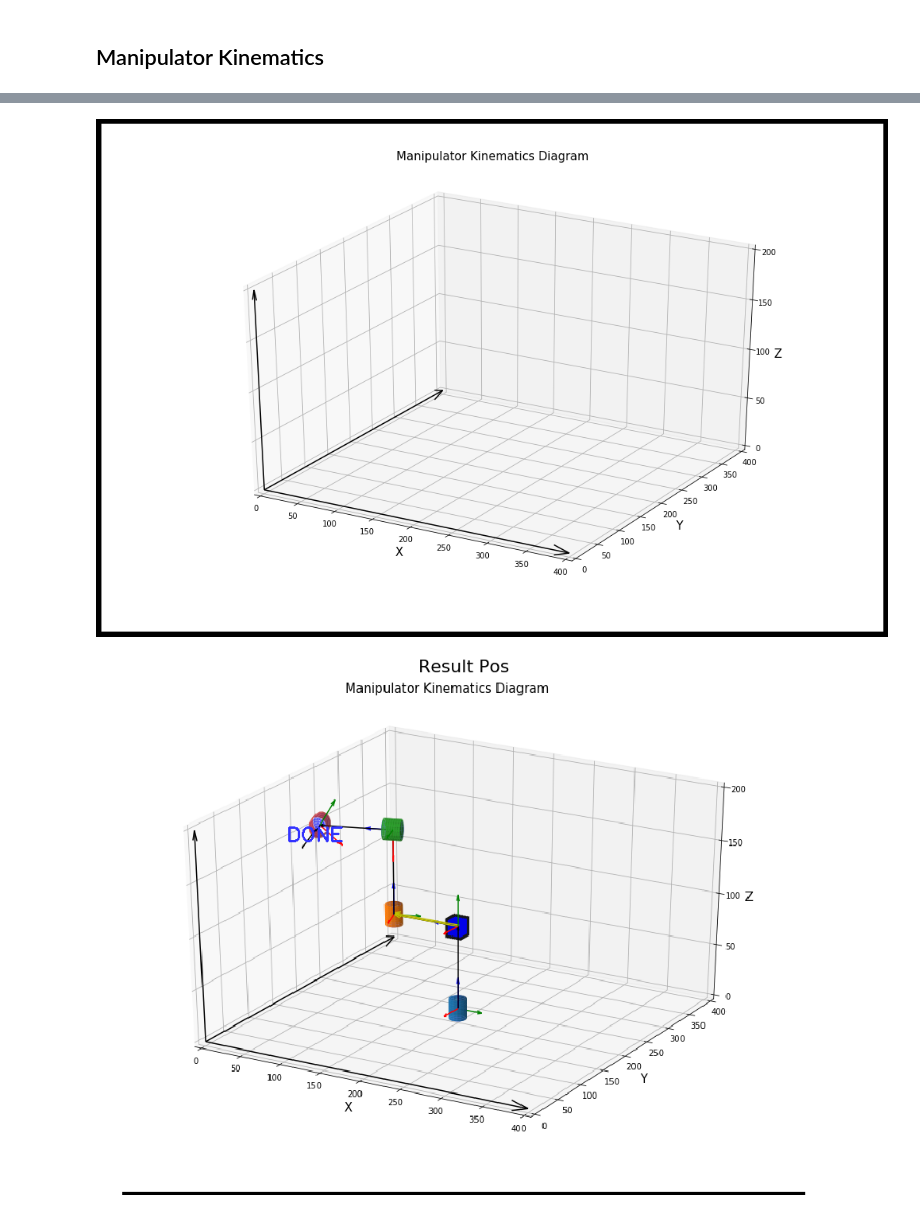
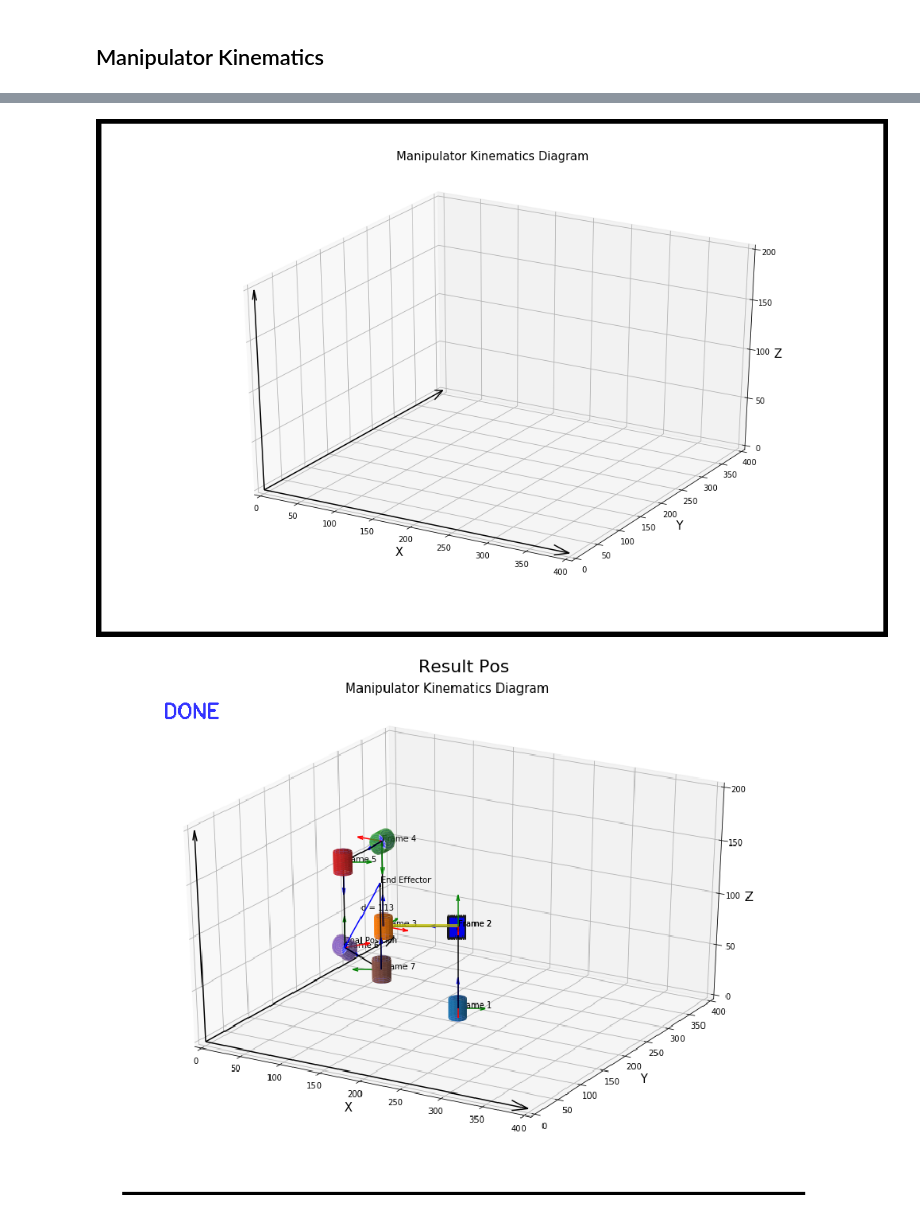
Before and after one commit to Mafeuz/Robotics, a Jupyter notebook: Manipulator Kinematics/Manipulator Kinematics.ipynb, the cells around one changed output, grey strips where cells are left out. Saved outputs shown, nothing was run; the diff lists cells and outputs as text; code cells hidden in the pictures.

```diff
--- a/Manipulator Kinematics/Manipulator Kinematics.ipynb
+++ b/Manipulator Kinematics/Manipulator Kinematics.ipynb
@@ -193,7 +197,6 @@ def search(x_goal, y_goal, z_goal, frame_list, inc_factor=20):
     d_min = frameOne[7]
     d_max = frameOne[8]
 
-
     for d in np.arange(d_min, d_max, (d_max - d_min)/inc_factor):
 
         if frameOne[5] == 'Revolute Joint':
@@ -208,6 +211,12 @@ def search(x_goal, y_goal, z_goal, frame_list, inc_factor=20):
 
         distance_list.append(distance)
         displacement_list.append(d)
+
+        vector = np.array([x_goal - x, y_goal - y, z_goal - z])
+        Xdist, Ydist, Zdist, Udist, Vdist, Wdist = m_diagram.vec_to_quiver(np.array([x, y, z]), vector)
+        ax.quiver(Xdist, Ydist, Zdist, Udist, Vdist, Wdist, arrow_length_ratio = 0.05, color='b')
+        ax.text(x_goal - 3, y_goal + 3, z_goal + 3, 'Goal Position', (0,0,0))
+        ax.text(vector[0]//2 + x - 3, vector[1]//2 + y + 3, vector[2]//2 + z + 3, 'd = {}'.format(int(distance)), (0,0,0))
 
         #######################################################################
         fig.canvas.draw()
@@ -261,6 +270,12 @@ def search(x_goal, y_goal, z_goal, frame_list, inc_factor=20):
                 distance_list.append(distance)
                 displacement_list.append(d)
 
+                vector = np.array([x_goal - x, y_goal - y, z_goal - z])
+                Xdist, Ydist, Zdist, Udist, Vdist, Wdist = m_diagram.vec_to_quiver(np.array([x, y, z]), vector)
+                ax.quiver(Xdist, Ydist, Zdist, Udist, Vdist, Wdist, arrow_length_ratio = 0.05, color='b')
+                ax.text(x_goal - 3, y_goal + 3, z_goal + 3, 'Goal Position', (0,0,0))
+                ax.text(vector[0]//2 + x - 3, vector[1]//2 + y + 3, vector[2]//2 + z + 3, 'd = {}'.format(int(distance)), (0,0,0))
+
                 #######################################################################
                 fig.canvas.draw()
                 img = np.frombuffer(fig.canvas.tostring_rgb(), dtype=np.uint8)
@@ -286,7 +301,7 @@ def search(x_goal, y_goal, z_goal, frame_list, inc_factor=20):
                 frame_list[n][0] = best_displacement
                 results.append([[frame_list[n][0]]])
 
-    cv2.putText(img, 'DONE', (200,200), cv2.FONT_HERSHEY_SIMPLEX, 0.8, (255, 50, 50), 2)
+    cv2.putText(img, 'DONE', (50,50), cv2.FONT_HERSHEY_SIMPLEX, 0.8, (255, 50, 50), 2)
     cv2.imshow("Grid", img)
     cv2.waitKey(0)
     cv2.destroyAllWindows()
@@ -301,8 +316,8 @@ F1_mov_angle   = 0
 x, y, z        = 200, 200, 10
 F1_jointType   = 'Revolute Joint'
 Link1          = 80
-d1_min         = -90
-d1_max         = 90
+d1_min         = -180
+d1_max         = 180
 
 # Frame 2:
 Link2          = 80
@@ -317,24 +332,24 @@ Link3          = 80
 F3_orientation = (0,0,0)
 F3_mov_angle   = 0
 F3_jointType   = 'Revolute Joint'
-d3_min         = -90
-d3_max         = 90
+d3_min         = -180
+d3_max         = 180
 
 # Frame 4:
 Link4          = 80
 F4_orientation = (90,0,0)
 F4_mov_angle   = 0
 F4_jointType   = 'Revolute Joint'
-d4_min         = -90
-d4_max         = 90
+d4_min         = -180
+d4_max         = 180
 
 # Frame 5:
 Link5          = 80
 F5_orientation = (0,0,0)
 F5_mov_angle   = 0
 F5_jointType   = 'Revolute Joint'
-d5_min         = -90
-d5_max         = 90
+d5_min         = -180
+d5_max         = 180
 
 frameOne   = [x, y, z, F1_orientation, F1_mov_angle, F1_jointType, Link1, d1_min, d1_max]
 frameTwo   = [Link2, F2_orientation, F2_mov_angle, F2_jointType, d2_min, d2_max]
@@ -344,11 +359,13 @@ frameFive  = [Link5, F5_orientation, 0, F5_jointType, d5_min, d5_max]
 
 frame_list = [frameOne, frameTwo, frameThree, frameFour, frameFive]
 
-x_goal = 100
-y_goal = 200
-z_goal = 150
+frame_list = [frameOne, frameTwo, frameThree, frameFour, frameFive, frameFour, frameFive]
 
-results, end_effector = search(x_goal, y_goal, z_goal, frame_list, inc_factor=5)
+x_goal = 130
+y_goal = 80
+z_goal = 90
+
+results, end_effector = search(x_goal, y_goal, z_goal, frame_list, inc_factor=3)
 
 print('Displacement Results:', results)
 print('End Effector Posistion:', end_effector, ' Desired Pos:', (x_goal, y_goal, z_goal))
@@ -358,2 +390,2 @@ End Effector Posistion: (68.63683824638352, 99.19411914639194, 170.0)  Desired P
 [figure]
-[figure, old version]
+[figure, new version]
```
Also changed, not shown: parts of 2 cells of this notebook, 1 other file.
